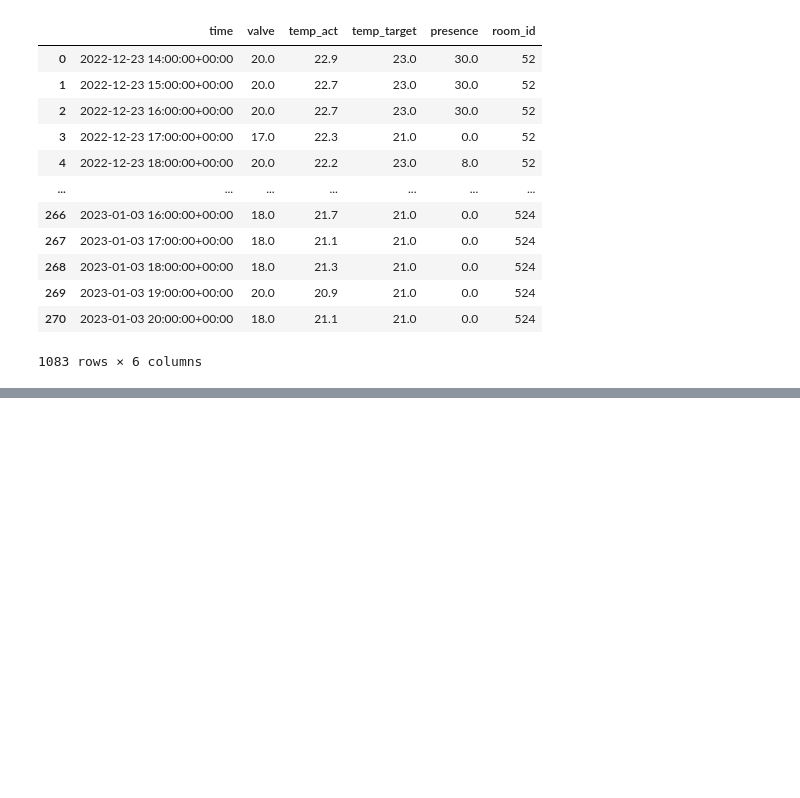
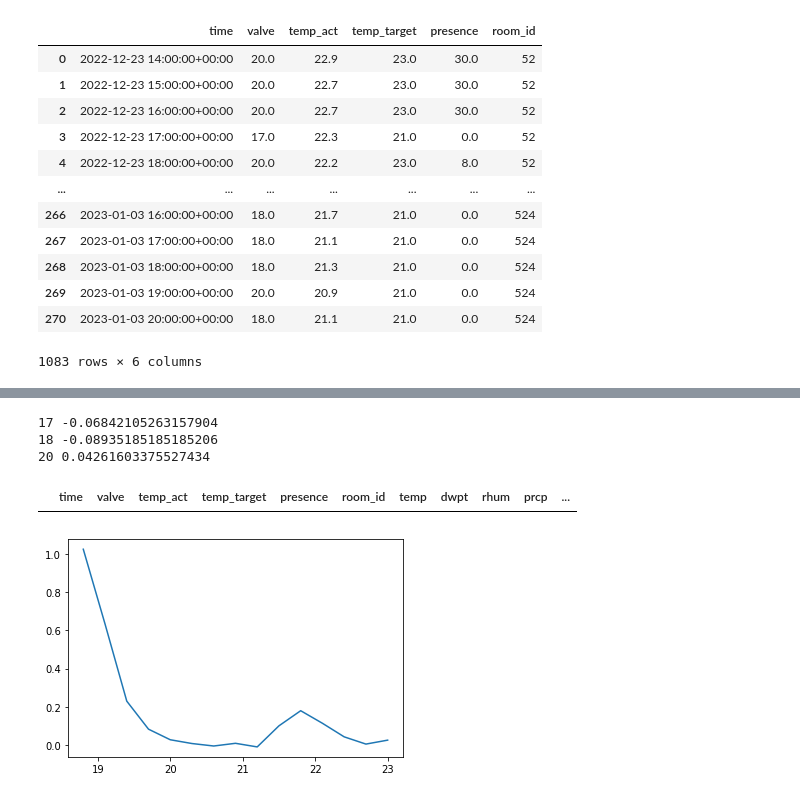
Before and after one commit to pastukh77/diploma_heating_rl, a Jupyter notebook: data_exploration.ipynb, the cells around one changed output, grey strips where cells are left out. Saved outputs shown, nothing was run; the diff lists cells and outputs as text; code cells hidden in the pictures; blank space fills up the shorter version.

```diff
--- a/data_exploration.ipynb
+++ b/data_exploration.ipynb
@@ -59,0 +73,25 @@ pd.merge(room_df, weather_df, on="time")
+# %%
+for v in [17, 18, 20]:
+    p1 = res[res.valve == v]
+    print(v, p1["temp_delta"].mean())
+# %% [output]
+17 -0.06842105263157904
+18 -0.08935185185185206
+20 0.04261603375527434
+# %%
+res[res.temp_act != res.next_hour_temp]
+# %% [output]
+|  | time | valve | temp_act | temp_target | presence | room_id | temp | dwpt | rhum | prcp | ... |
+# %%
+import matplotlib.pyplot as plt
+import numpy as np
+v = 20
+
+p1 = res[res.valve == v]
+# print(v, p1["temp_delta"].mean())
+x = np.linspace(p1["temp_act"].min(), p1["temp_act"].max(), 15)
+y = list(map(lambda temp: valve_effectiveness(p1, v, temp), x))
+plt.plot(x, y)
+plt.show()
+# %% [output]
+[figure, added]
```
Also changed, not shown: parts of 16 cells of this notebook, 7 other files.
